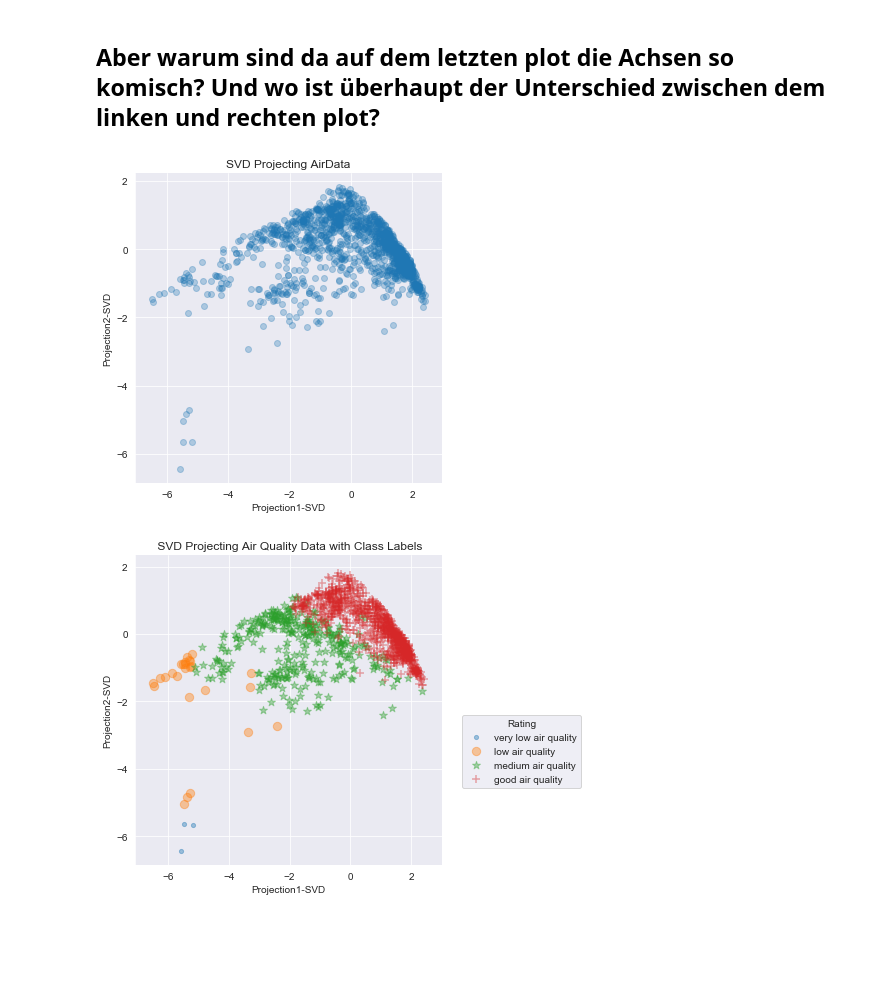
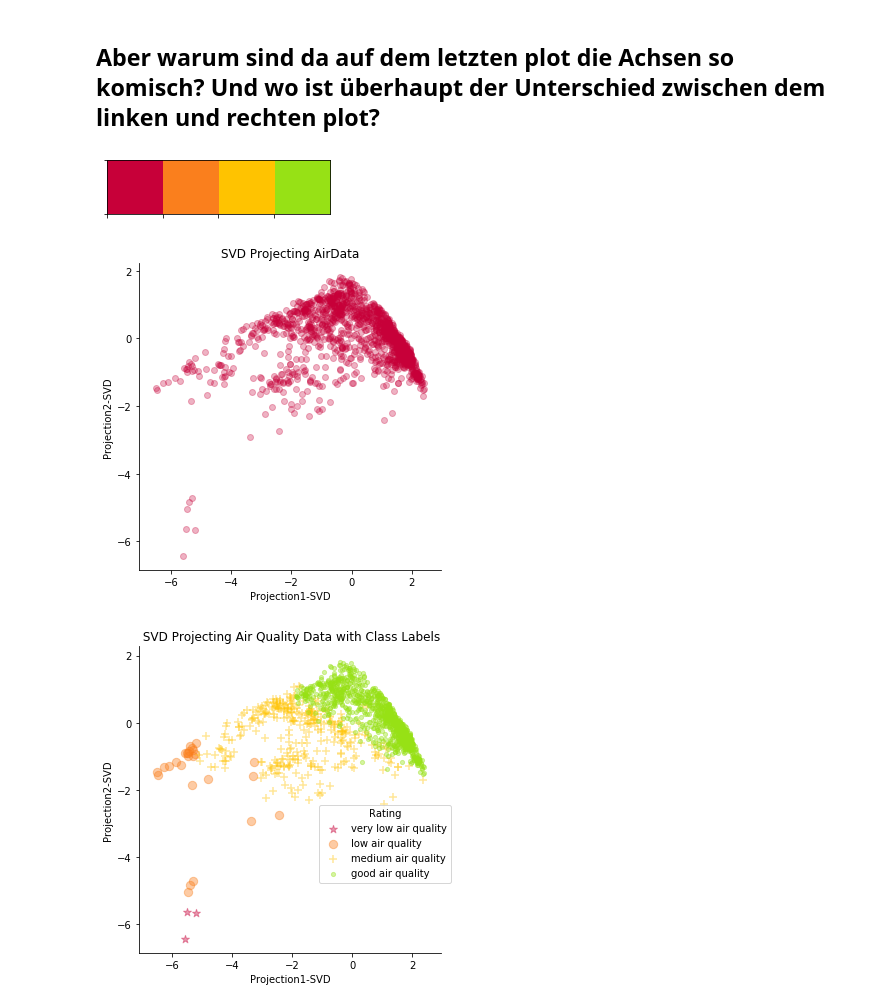
Before and after one commit to oranium/datamining, a Jupyter notebook: PAD_Project_SVD.ipynb, the cells around one changed output. Saved outputs shown, nothing was run; the diff lists cells and outputs as text; code cells hidden in the pictures; blank space fills up the shorter version.

```diff
--- a/PAD_Project_SVD.ipynb
+++ b/PAD_Project_SVD.ipynb
@@ -4,7 +4,7 @@ import matplotlib.pyplot as plt
 import pandas as pd
 import io
 import seaborn as sns
-sns.set_style("darkgrid")
+#sns.set_style("darkgrid")
 import sklearn
 # %%
 # choose between the normalized or standardized version of the data
@@ -51,6 +56,7 @@ ax.set(xlabel='dim 1',
 ## by the leading eigenvectors contained in $U$
 u1 = u[:,0] * s[0]
 u2 = u[:,1] * s[1]
+u3 = u[:,2] * s[2]
 # %%
 import matplotlib.pyplot as plt
 %matplotlib inline
@@ -104,38 +110,47 @@ Anmerkung der Redaktion:
 - -> columns are uncorrelated
 # %% [markdown]
 ## Aber warum sind da auf dem letzten plot die Achsen so komisch? Und wo ist überhaupt der Unterschied zwischen dem linken und rechten plot?
+# %%
+colors = [ "#c70039", "#fa7f1d", "#FFC300" , "#97e115"  ]
+sns.set_palette(colors)
+sns.palplot(sns.color_palette())
+# %% [output]
+[figure, added]
 # %%
 # set data to a Pandas Dataframa to ease plotting
-names = ["U_"+str(x+1) for x in range(2)]
+names = ["U_"+str(x+1) for x in range(3)]
 names.append('cat')
-ds_us = pd.DataFrame(data= np.c_[u1, u2,ratings],
+ds_us = pd.DataFrame(data= np.c_[u1, u2, u3, ratings],
                      columns=names)
 
 # 1st plot
 ax = sns.lmplot('U_1',
                 'U_2',
                 data=ds_us,
+                palette=sns.color_palette("Blues"),
                 fit_reg=False,
                 scatter_kws={'alpha':0.3});
 ax.set(xlabel='Projection1-SVD',
            ylabel='Projection2-SVD',
            title='SVD Projecting AirData');
-
-# 2nd plot
-ax2 = sns.lmplot('U_1',
-               'U_2',
-               data=ds_us,
-               hue='cat',
-               markers=['.','o', '*','+'],
-               fit_reg=False,
-               scatter_kws={'alpha':0.4, "s": 70},
-               legend_out=False);
-ax2.set(xlabel='Projection1-SVD',
-       ylabel='Projection2-SVD',
-       title=' SVD Projecting Air Quality Data with Class Labels');
-plt.legend(bbox_to_anchor=(1.05, 0.5), title='Rating', labels = cat_labels);
 # %% [output]
-[figure, old version]
+[figure, new version]
-[figure, removed]
+# %%
+# 2nd plot
+ax2 = sns.lmplot('U_1',
+               'U_2',
+               data=ds_us,
+               hue='cat',
+               markers=['*','o', '+','.'],
+               palette=sns.color_palette(colors,4),
+               fit_reg=False,
+               scatter_kws={'alpha':0.4, "s": 70},
+               legend_out=False);
+ax2.set(xlabel='Projection1-SVD',
+       ylabel='Projection2-SVD',
+       title=' SVD Projecting Air Quality Data with Class Labels');
+plt.legend(bbox_to_anchor=(1.05, 0.5), title='Rating', labels = cat_labels);
+# %% [output]
+[figure, added]
 # %%
 # By SVD
```
Also changed, not shown: parts of 23 cells of this notebook.
